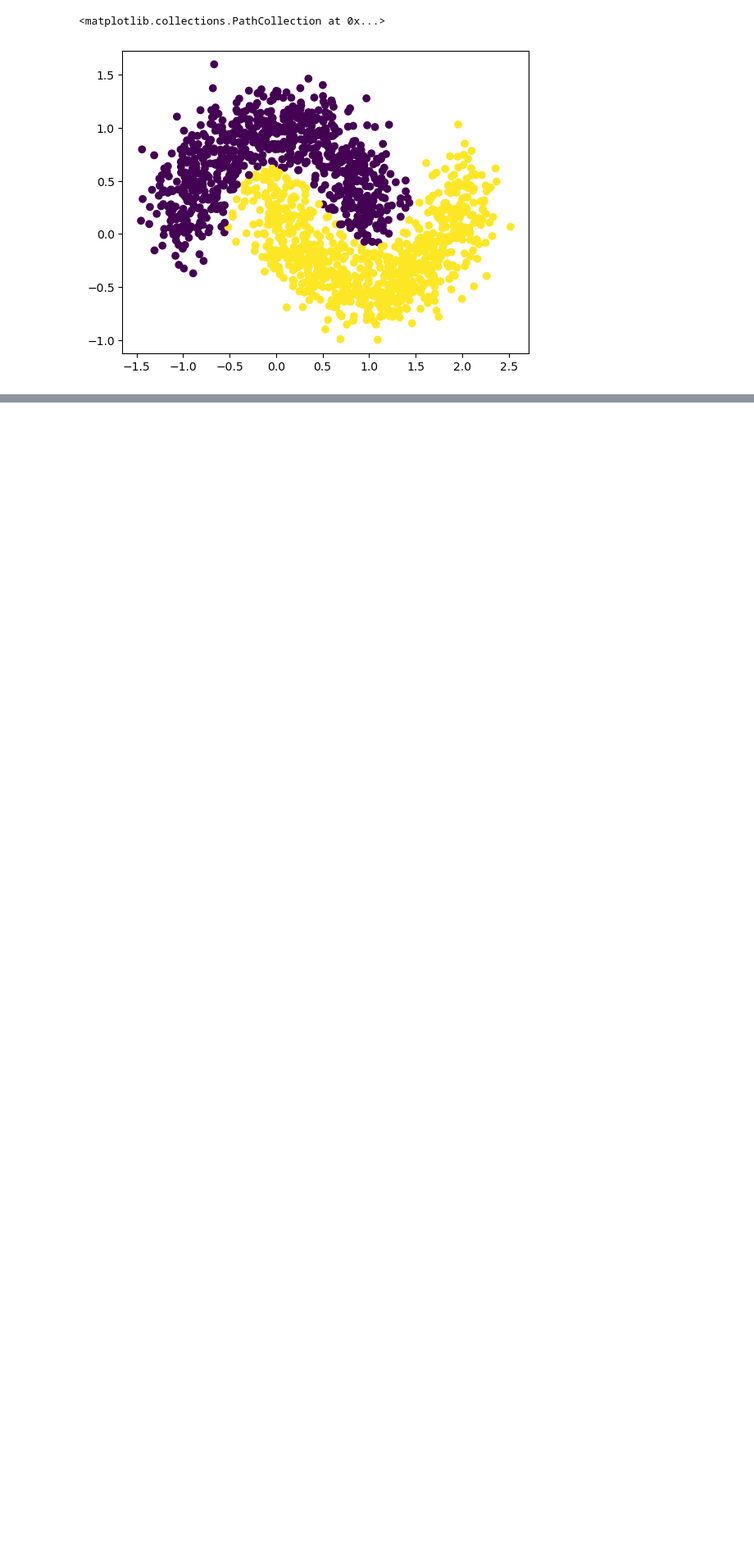
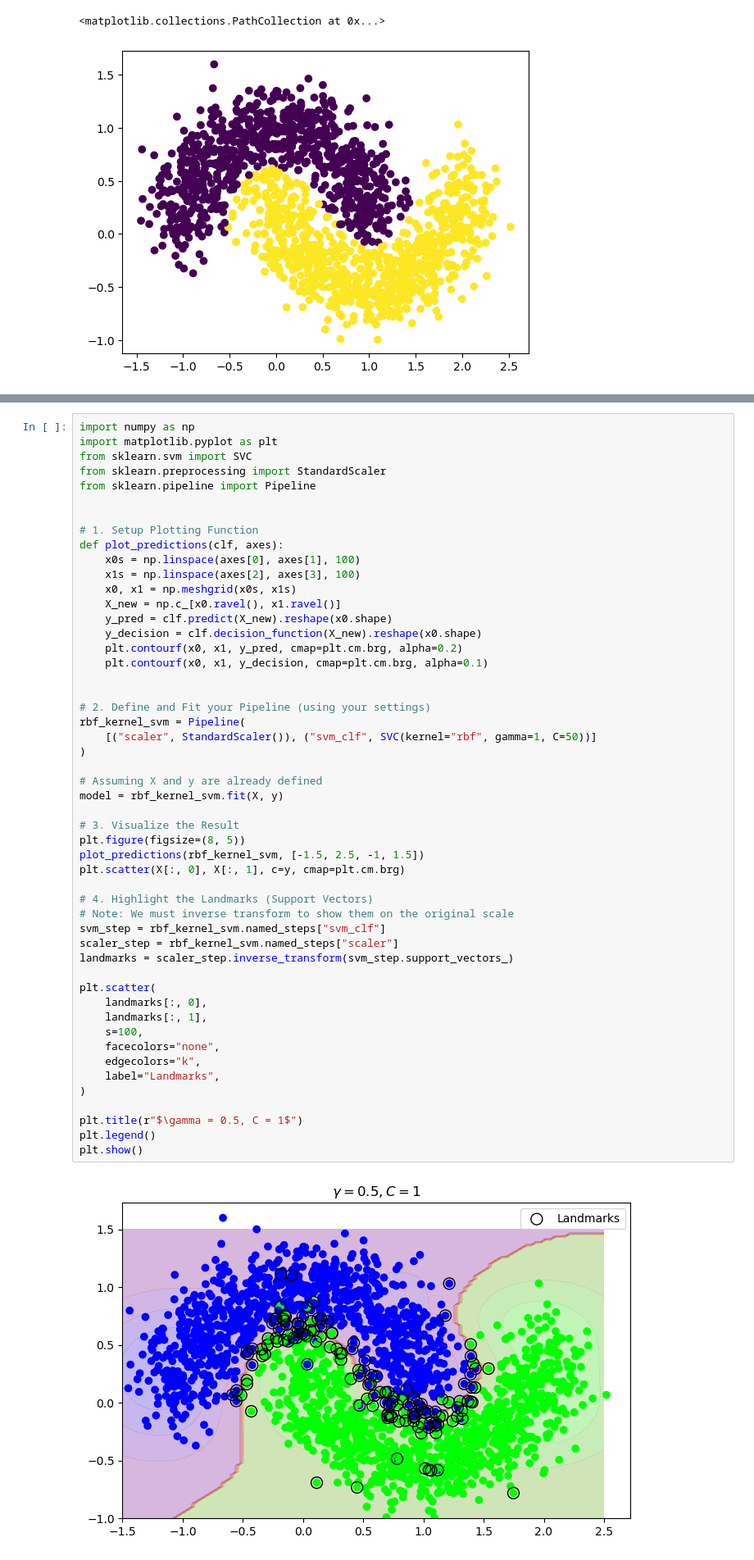
Before and after one commit to Haji-Suleman/SVM_Learning, a Jupyter notebook: SVM_machine.ipynb, the cells around one changed output, grey strips where cells are left out. Shown at 82% size. Drawn from its saved outputs; the diff is of its cells as text; blank space fills up the shorter version.

```diff
--- a/SVM_machine.ipynb
+++ b/SVM_machine.ipynb
@@ -104,0 +139,53 @@ plt.show()
+# %%
+import numpy as np
+import matplotlib.pyplot as plt
+from sklearn.svm import SVC
+from sklearn.preprocessing import StandardScaler
+from sklearn.pipeline import Pipeline
+
+
+# 1. Setup Plotting Function
+def plot_predictions(clf, axes):
+    x0s = np.linspace(axes[0], axes[1], 100)
+    x1s = np.linspace(axes[2], axes[3], 100)
+    x0, x1 = np.meshgrid(x0s, x1s)
+    X_new = np.c_[x0.ravel(), x1.ravel()]
+    y_pred = clf.predict(X_new).reshape(x0.shape)
+    y_decision = clf.decision_function(X_new).reshape(x0.shape)
+    plt.contourf(x0, x1, y_pred, cmap=plt.cm.brg, alpha=0.2)
+    plt.contourf(x0, x1, y_decision, cmap=plt.cm.brg, alpha=0.1)
+
+
+# 2. Define and Fit your Pipeline (using your settings)
+rbf_kernel_svm = Pipeline(
+    [("scaler", StandardScaler()), ("svm_clf", SVC(kernel="rbf", gamma=1, C=50))]
+)
+
+# Assuming X and y are already defined
+model = rbf_kernel_svm.fit(X, y)
+
+# 3. Visualize the Result
+plt.figure(figsize=(8, 5))
+plot_predictions(rbf_kernel_svm, [-1.5, 2.5, -1, 1.5])
+plt.scatter(X[:, 0], X[:, 1], c=y, cmap=plt.cm.brg)
+
+# 4. Highlight the Landmarks (Support Vectors)
+# Note: We must inverse transform to show them on the original scale
+svm_step = rbf_kernel_svm.named_steps["svm_clf"]
+scaler_step = rbf_kernel_svm.named_steps["scaler"]
+landmarks = scaler_step.inverse_transform(svm_step.support_vectors_)
+
+plt.scatter(
+    landmarks[:, 0],
+    landmarks[:, 1],
+    s=100,
+    facecolors="none",
+    edgecolors="k",
+    label="Landmarks",
+)
+
+plt.title(r"$\gamma = 0.5, C = 1$")
+plt.legend()
+plt.show()
+# %% [output]
+[figure, added]
```
Also changed, not shown: parts of 3 cells of this notebook, 2 other files.
